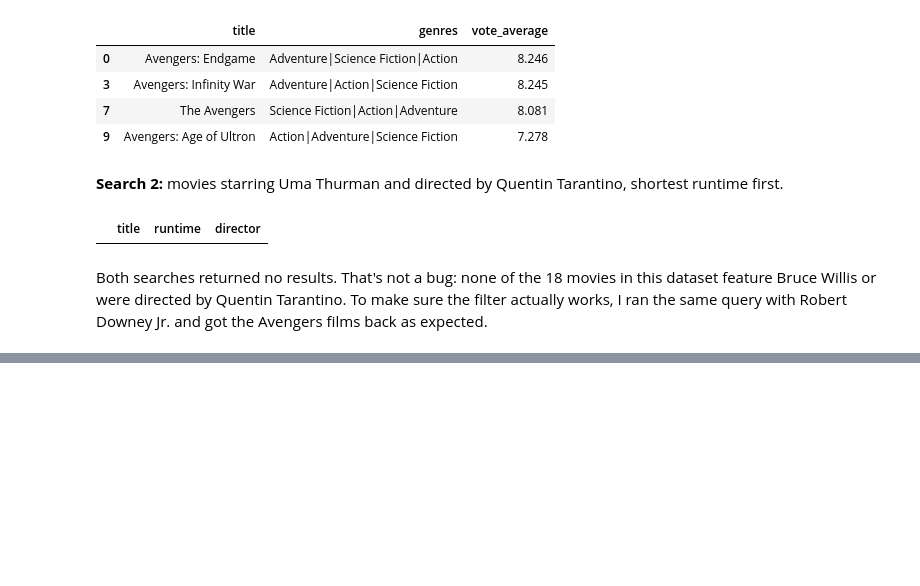
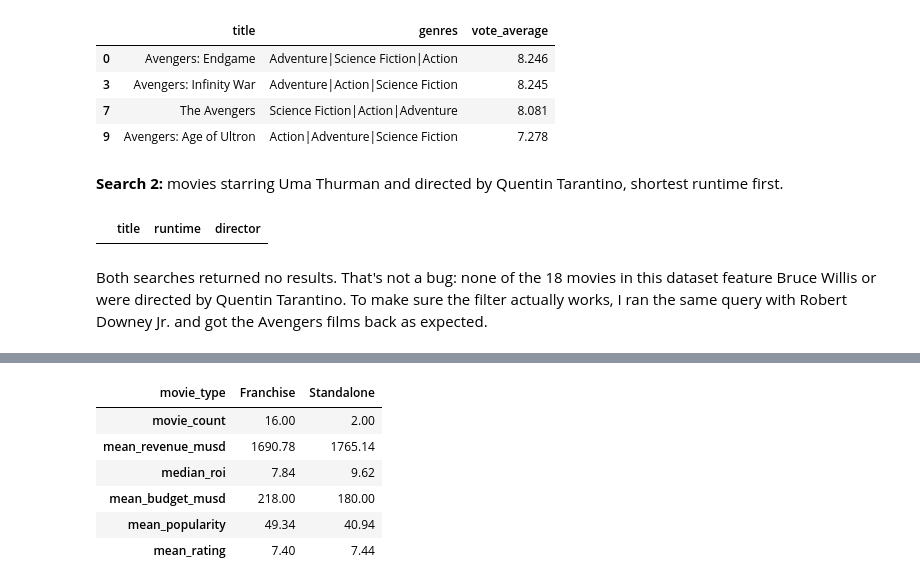
Before and after one commit to CasualLev/tmdb-movalyzer, a Jupyter notebook: notebooks/tmdb_analysis.ipynb, the cells around one changed output, grey strips where cells are left out. Cells and saved outputs as stored; diff of their text form; code cells hidden in the pictures; blank space fills up the shorter version.

```diff
--- a/notebooks/tmdb_analysis.ipynb
+++ b/notebooks/tmdb_analysis.ipynb
@@ -699,0 +706,21 @@ Both searches returned no results. That's not a bug: none of the 18 movies in th
+# %%
+df["movie_type"] = np.where(df["belongs_to_collection"].notna(), "Franchise", "Standalone")
+
+franchise_vs_standalone = df.groupby("movie_type").agg(
+    movie_count=("id", "count"),
+    mean_revenue_musd=("revenue_musd", "mean"),
+    median_roi=("roi", "median"),
+    mean_budget_musd=("budget_musd", "mean"),
+    mean_popularity=("popularity", "mean"),
+    mean_rating=("vote_average", "mean"),
+).round(2)
+
+franchise_vs_standalone.T
+# %% [output]
+| movie_type | Franchise | Standalone |
+| movie_count | 16.00 | 2.00 |
+| mean_revenue_musd | 1690.78 | 1765.14 |
+| median_roi | 7.84 | 9.62 |
+| mean_budget_musd | 218.00 | 180.00 |
+| mean_popularity | 49.34 | 40.94 |
+| mean_rating | 7.40 | 7.44 |
```
Also changed, not shown: parts of 5 cells of this notebook.
